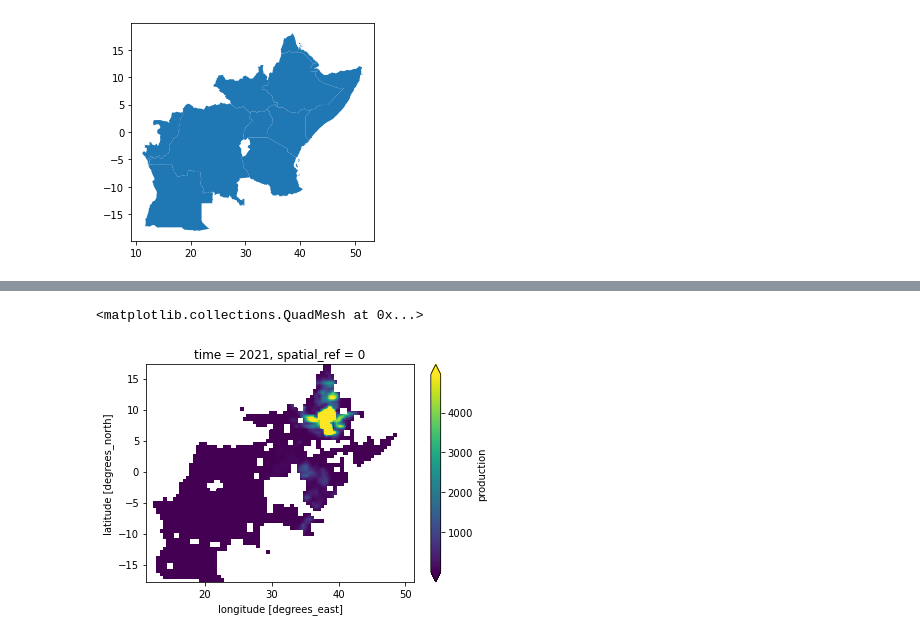
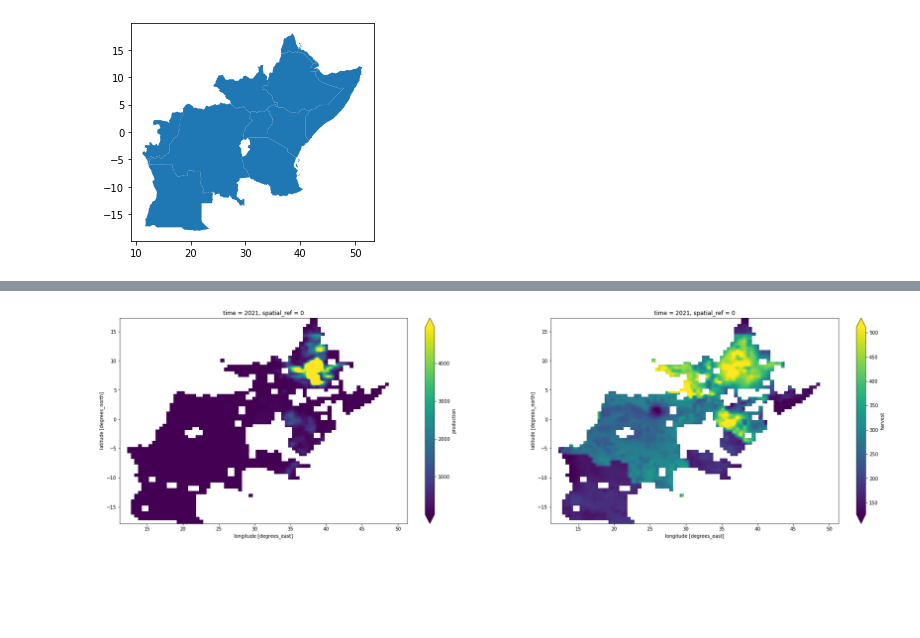
Before and after one commit to WorldModelers/insight-patterns, a Jupyter notebook: regrid/regrid-reference-cell-size-interpolate.ipynb, the cells around one changed output, grey strips where cells are left out. Cells and saved outputs as stored; diff of their text form; code cells hidden in the pictures; blank space fills up the shorter version.

```diff
--- a/regrid/regrid-reference-cell-size-interpolate.ipynb
+++ b/regrid/regrid-reference-cell-size-interpolate.ipynb
@@ -53,11 +92,15 @@ ds_c.isel(crop=0, time=0)['production'].plot(robust=True)
 # %%
-new_lon = np.linspace(ds_c.longitude[0], ds_c.longitude[-1], round(ds_c.dims["longitude"] * 5))
-new_lat = np.linspace(ds_c.latitude[0], ds_c.latitude[-1], round(ds_c.dims["latitude"] * 5))
+multiplier = 5
+new_lon = np.linspace(ds_c.longitude[0], ds_c.longitude[-1], round(ds_c.dims["longitude"] * multiplier))
+new_lat = np.linspace(ds_c.latitude[0], ds_c.latitude[-1], round(ds_c.dims["latitude"] * multiplier))
+ds2 = ds_c.interp(latitude=new_lat, longitude=new_lon)
+ds2['production'] = ds2['production'] / multiplier
+ds2['harvest'] = ds2['harvest'] / multiplier
 # %%
-ds2 = ds_c.interp(latitude=new_lat, longitude=new_lon)
-ds2['production'] = ds2['production'] / 5
+fig, axes = plt.subplots(ncols=2, figsize=(30, 8))
+
+ds2.isel(crop=0, time=0)['production'].plot(ax=axes[0], robust=True)
+ds2.isel(crop=0, time=0)['harvest'].plot(ax=axes[1],robust=True)
+print()
+# %% [output]
+[figure, added]
-# %%
-ds2.isel(crop=0, time=0)['production'].plot(robust=True)
-# %% [output]
-<matplotlib.collections.QuadMesh at 0x...>
-[figure, removed]
```
Also changed, not shown: parts of 8 cells of this notebook, 1 other file.
